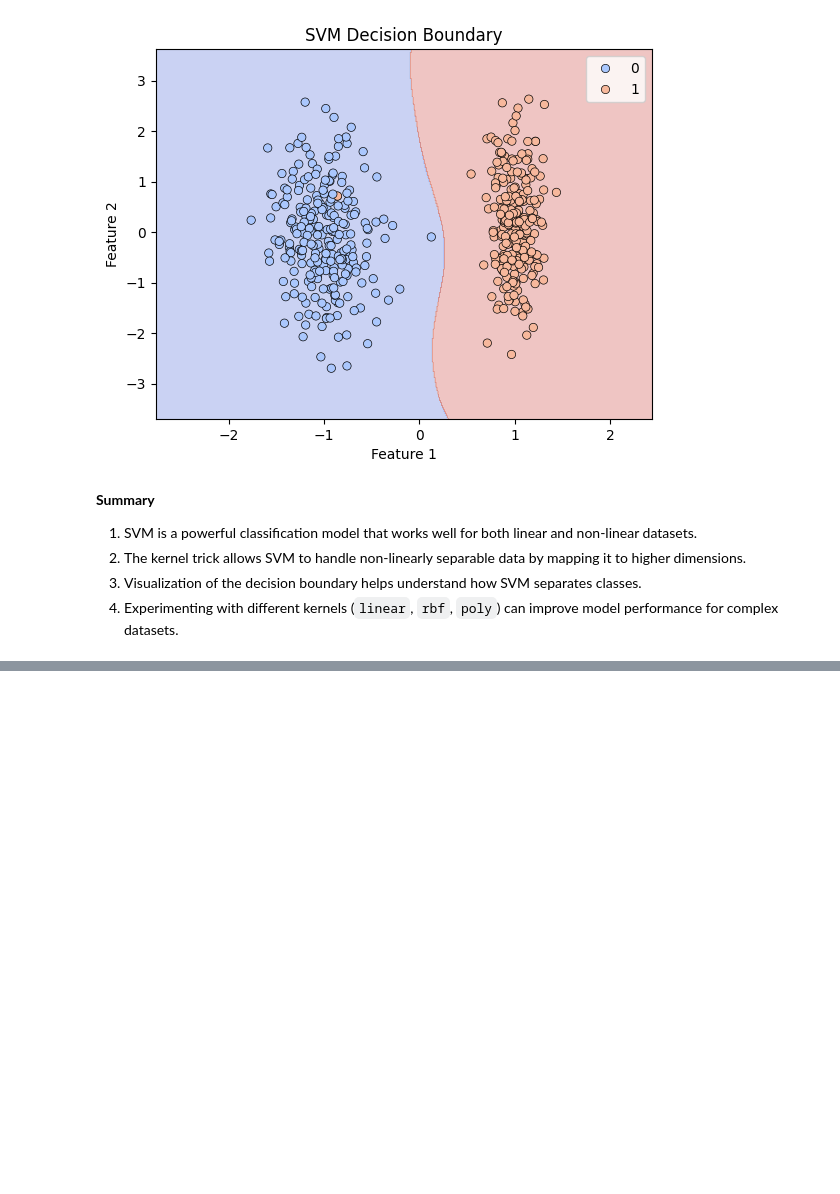
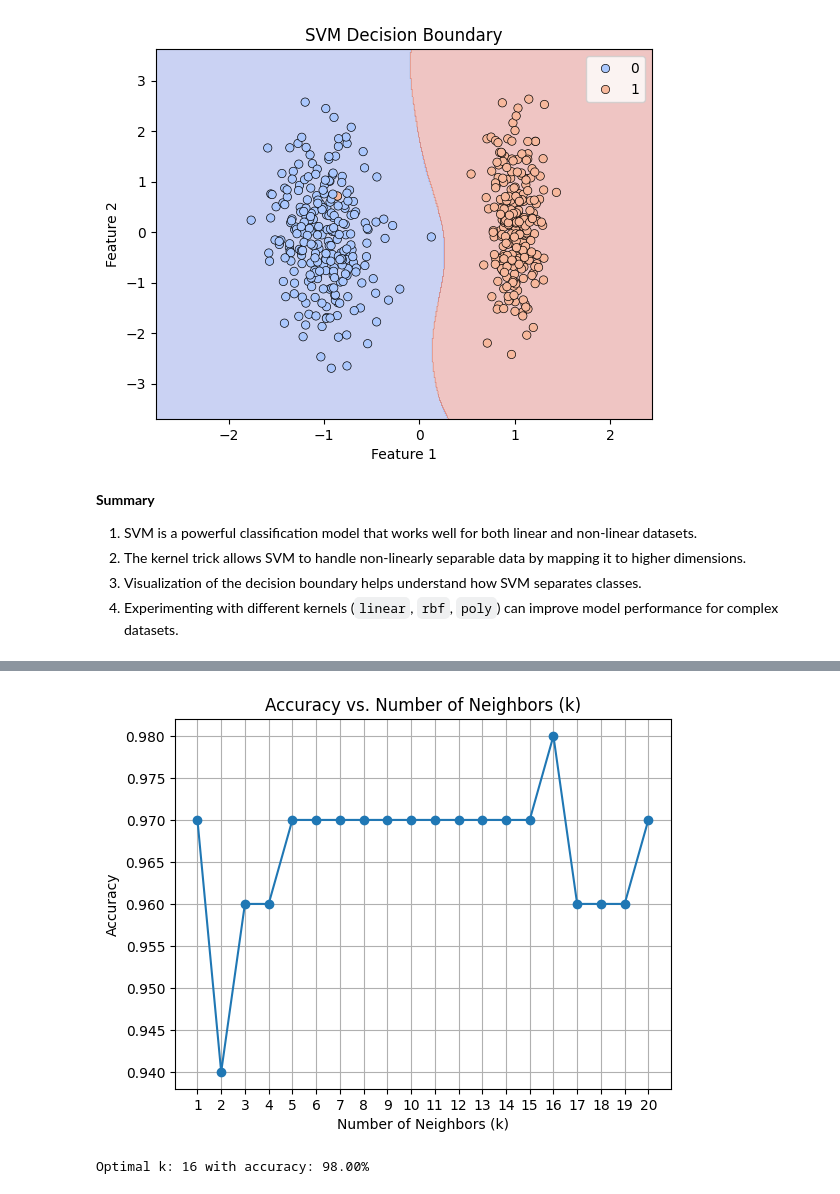
Before and after one commit to shivannadm/Data_Science_path, a Jupyter notebook: Lab_Exercise_05_Data_Science.ipynb, the cells around one changed output, grey strips where cells are left out. Drawn from its saved outputs; the diff is of its cells as text; code cells hidden in the pictures; blank space fills up the shorter version.

```diff
--- a/Lab_Exercise_05_Data_Science.ipynb
+++ b/Lab_Exercise_05_Data_Science.ipynb
@@ -794,0 +902,24 @@ Accuracy with RBF Kernel: 1.0
+# %%
+# Test different values of k
+accuracies = []
+
+for k in range(1, 21):
+    knn_model = KNeighborsClassifier(n_neighbors=k)
+    knn_model.fit(X_train, y_train)
+    y_pred = knn_model.predict(X_test)
+    accuracies.append(accuracy_score(y_test, y_pred))
+
+# Plot accuracy vs. k
+plt.plot(range(1, 21), accuracies, marker='o')
+plt.title('Accuracy vs. Number of Neighbors (k)')
+plt.xlabel('Number of Neighbors (k)')
+plt.ylabel('Accuracy')
+plt.xticks(range(1, 21))
+plt.grid()
+plt.show()
+
+optimal_k = np.argmax(accuracies) + 1
+print(f"Optimal k: {optimal_k} with accuracy: {accuracies[optimal_k - 1] * 100:.2f}%")
+# %% [output]
+[figure, added]
+Optimal k: 16 with accuracy: 98.00%
```
Also changed, not shown: parts of 9 cells of this notebook.
